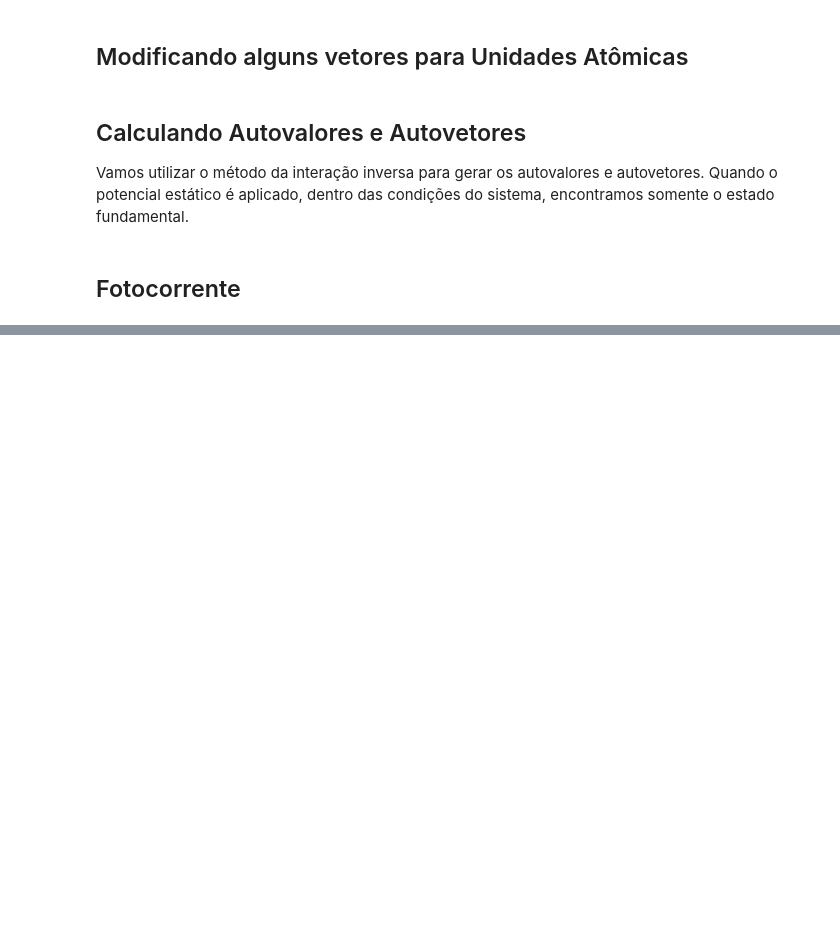
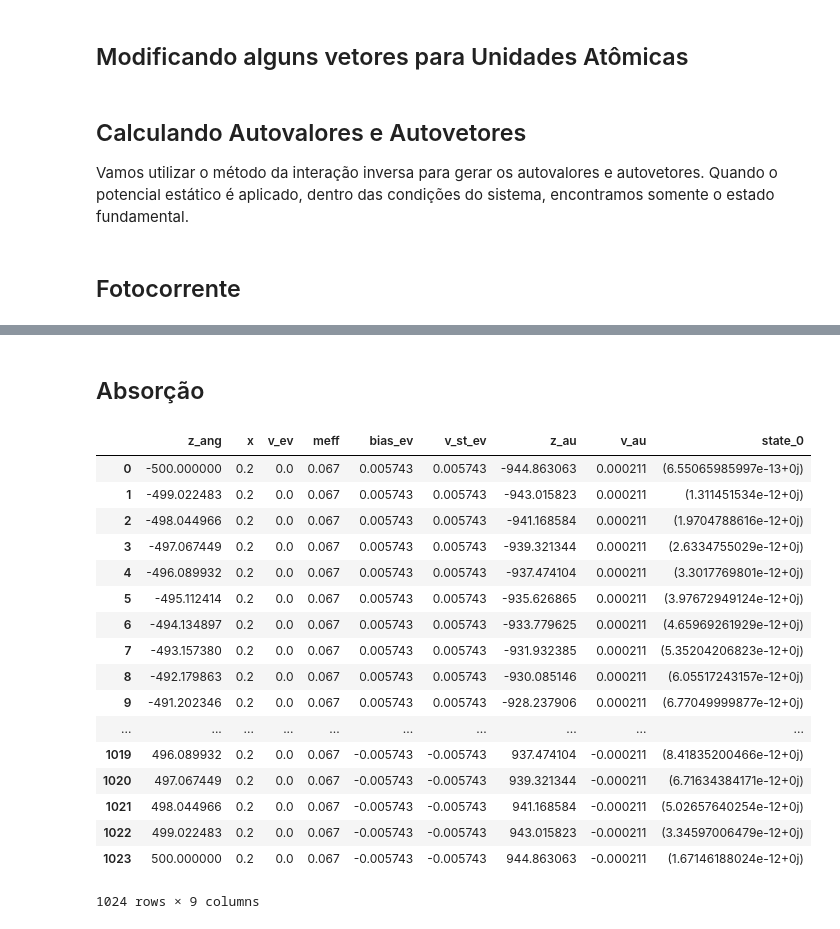
Before and after one commit to thiagolcmelo/msc, a Jupyter notebook: poco-quantico-com-barreiras.ipynb, the cells around one changed output, grey strips where cells are left out. Drawn from its saved outputs; the diff is of its cells as text; code cells hidden in the pictures; blank space fills up the shorter version.

```diff
--- a/poco-quantico-com-barreiras.ipynb
+++ b/poco-quantico-com-barreiras.ipynb
@@ -510,0 +586,2 @@ plt.show()
+# %% [markdown]
+## Absorção
@@ -510,0 +654,21 @@ plt.show()
+# %%
+device
+# %% [output]
+|  | z_ang | x | v_ev | meff | bias_ev | v_st_ev | z_au | v_au | state_0 |
+| 0 | -500.000000 | 0.2 | 0.0 | 0.067 | 0.005743 | 0.005743 | -944.863063 | 0.000211 | (6.55065985997e-13+0j) |
+| 1 | -499.022483 | 0.2 | 0.0 | 0.067 | 0.005743 | 0.005743 | -943.015823 | 0.000211 | (1.311451534e-12+0j) |
+| 2 | -498.044966 | 0.2 | 0.0 | 0.067 | 0.005743 | 0.005743 | -941.168584 | 0.000211 | (1.9704788616e-12+0j) |
+| 3 | -497.067449 | 0.2 | 0.0 | 0.067 | 0.005743 | 0.005743 | -939.321344 | 0.000211 | (2.6334755029e-12+0j) |
+| 4 | -496.089932 | 0.2 | 0.0 | 0.067 | 0.005743 | 0.005743 | -937.474104 | 0.000211 | (3.3017769801e-12+0j) |
+| 5 | -495.112414 | 0.2 | 0.0 | 0.067 | 0.005743 | 0.005743 | -935.626865 | 0.000211 | (3.97672949124e-12+0j) |
+| 6 | -494.134897 | 0.2 | 0.0 | 0.067 | 0.005743 | 0.005743 | -933.779625 | 0.000211 | (4.65969261929e-12+0j) |
+| 7 | -493.157380 | 0.2 | 0.0 | 0.067 | 0.005743 | 0.005743 | -931.932385 | 0.000211 | (5.35204206823e-12+0j) |
+| 8 | -492.179863 | 0.2 | 0.0 | 0.067 | 0.005743 | 0.005743 | -930.085146 | 0.000211 | (6.05517243157e-12+0j) |
+| 9 | -491.202346 | 0.2 | 0.0 | 0.067 | 0.005743 | 0.005743 | -928.237906 | 0.000211 | (6.77049999877e-12+0j) |
+| ... | ... | ... | ... | ... | ... | ... | ... | ... | ... |
+| 1019 | 496.089932 | 0.2 | 0.0 | 0.067 | -0.005743 | -0.005743 | 937.474104 | -0.000211 | (8.41835200466e-12+0j) |
+| 1020 | 497.067449 | 0.2 | 0.0 | 0.067 | -0.005743 | -0.005743 | 939.321344 | -0.000211 | (6.71634384171e-12+0j) |
+| 1021 | 498.044966 | 0.2 | 0.0 | 0.067 | -0.005743 | -0.005743 | 941.168584 | -0.000211 | (5.02657640254e-12+0j) |
+| 1022 | 499.022483 | 0.2 | 0.0 | 0.067 | -0.005743 | -0.005743 | 943.015823 | -0.000211 | (3.34597006479e-12+0j) |
+| 1023 | 500.000000 | 0.2 | 0.0 | 0.067 | -0.005743 | -0.005743 | 944.863063 | -0.000211 | (1.67146188024e-12+0j) |
+1024 rows × 9 columns
```
Also changed, not shown: parts of 9 cells of this notebook, 9 other files.
